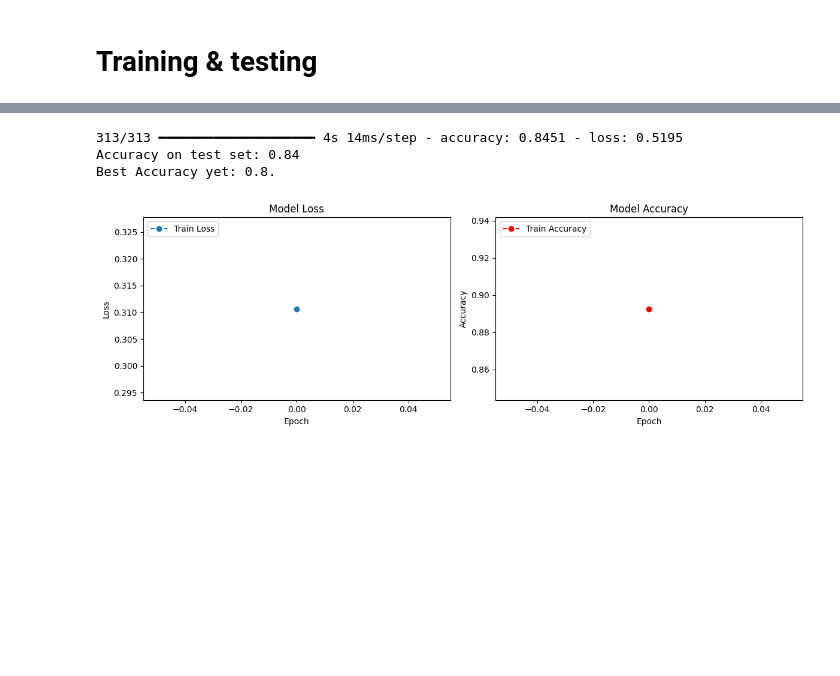
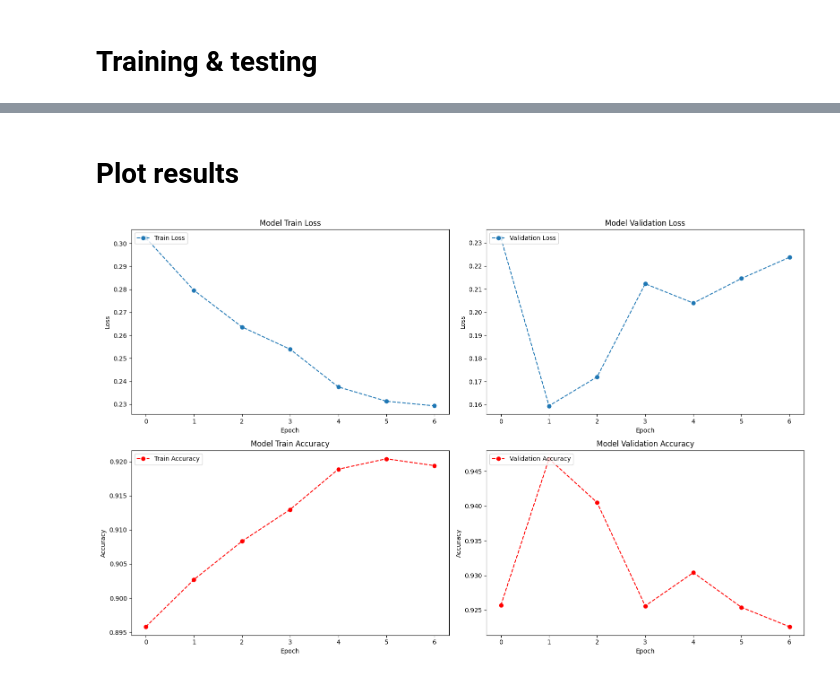
Before and after one commit to arneallwardt/smart_graphics_submission_2, a Jupyter notebook: task_1/cnn_classifier.ipynb, the cells around one changed output, grey strips where cells are left out. Drawn from its saved outputs; the diff is of its cells as text; code cells hidden in the pictures; blank space fills up the shorter version.

```diff
--- a/task_1/cnn_classifier.ipynb
+++ b/task_1/cnn_classifier.ipynb
@@ -85,8 +88,10 @@ def build_cnn_v1(input_shape=(IMG_SIZE, IMG_SIZE, CHANNELS), num_classes=NO_CLAS
     ])
 # %%
 if LOAD_MODEL:
+    print(f"Loading model from {MODEL_PATH}")
     model = load_model(MODEL_PATH)
-elif MODEL_VERSION == 'v1.0':
+else:
+    print("Building a new model")
     model = build_cnn_v1()
 
 model.compile(
@@ -94,3 +99,5 @@ model.compile(
     loss=hyperparameters['loss_fn'],
     metrics=hyperparameters['metrics']
 )
+
+model.summary()
@@ -121,10 +127,21 @@ Model: "sequential"
 # %% [markdown]
 # Training & testing
 # %%
+early_stop = EarlyStopping(
+    monitor='val_loss',
+    patience=hyperparameters['early_stopping_patience'],
+    restore_best_weights=True  # save best weights during training (available in model itself after training)
+)
+
 history = model.fit(
     x_train,
     y_train,
     epochs=hyperparameters['epochs'],
     batch_size=hyperparameters['batch_size'],
+    validation_split=hyperparameters['validation_split'],  # use 20% of training data for validation
+    callbacks=[early_stop]
 )
+
+eval_loss, eval_accuracy = model.evaluate(x_test, y_test)
+print(f"Accuracy on test set: {eval_accuracy:.2f}\nBest Accuracy yet: {BEST_ACC_ON_TEST}.")
 # %% [output]
@@ -132,30 +165,37 @@ history = model.fit(
-# %%
-eval_loss, eval_accuracy = model.evaluate(x_test, y_test)
-print(f"Accuracy on test set: {eval_accuracy:.2f}\nBest Accuracy yet: {BEST_ACC_ON_TEST}.")
-# %% [output]
-313/313 ━━━━━━━━━━━━━━━━━━━━ 4s 14ms/step - accuracy: 0.8451 - loss: 0.5195
-Accuracy on test set: 0.84
-Best Accuracy yet: 0.8.
 # %%
 model.save(MODEL_PATH)
+# %% [markdown]
+# Plot results
 # %%
-fig, axs = plt.subplots(1, 2, figsize=(12, 4))  # 1 Zeile, 2 Spalten
+fig, axs = plt.subplots(2, 2, figsize=(16, 10))  # 1 Zeile, 2 Spalten
 
 # Loss-Plot
-axs[0].plot(history.history['loss'], 'o--')
-axs[0].set_title('Model Loss')
-axs[0].set_xlabel('Epoch')
-axs[0].set_ylabel('Loss')
-axs[0].legend(['Train Loss'], loc='upper left')
+axs[0][0].plot(history.history['loss'], 'o--')
+axs[0][0].set_title('Model Train Loss')
+axs[0][0].set_xlabel('Epoch')
+axs[0][0].set_ylabel('Loss')
+axs[0][0].legend(['Train Loss'], loc='upper left')
+
+axs[0][1].plot(history.history['val_loss'], 'o--')
+axs[0][1].set_title('Model Validation Loss')
+axs[0][1].set_xlabel('Epoch')
+axs[0][1].set_ylabel('Loss')
+axs[0][1].legend(['Validation Loss'], loc='upper left')
 
 # Accuracy-Plot
-axs[1].plot(history.history['accuracy'], 'ro--')
-axs[1].set_title('Model Accuracy')
-axs[1].set_xlabel('Epoch')
-axs[1].set_ylabel('Accuracy')
-axs[1].legend(['Train Accuracy'], loc='upper left')
+axs[1][0].plot(history.history['accuracy'], 'ro--')
+axs[1][0].set_title('Model Train Accuracy')
+axs[1][0].set_xlabel('Epoch')
+axs[1][0].set_ylabel('Accuracy')
+axs[1][0].legend(['Train Accuracy'], loc='upper left')
+
+axs[1][1].plot(history.history['val_accuracy'], 'ro--')
+axs[1][1].set_title('Model Validation Accuracy')
+axs[1][1].set_xlabel('Epoch')
+axs[1][1].set_ylabel('Accuracy')
+axs[1][1].legend(['Validation Accuracy'], loc='upper left')
 
 plt.tight_layout()
 plt.show()
 # %% [output]
-[figure, old version]
+[figure, new version]
```
Also changed, not shown: parts of 6 cells of this notebook, 2 other files.
